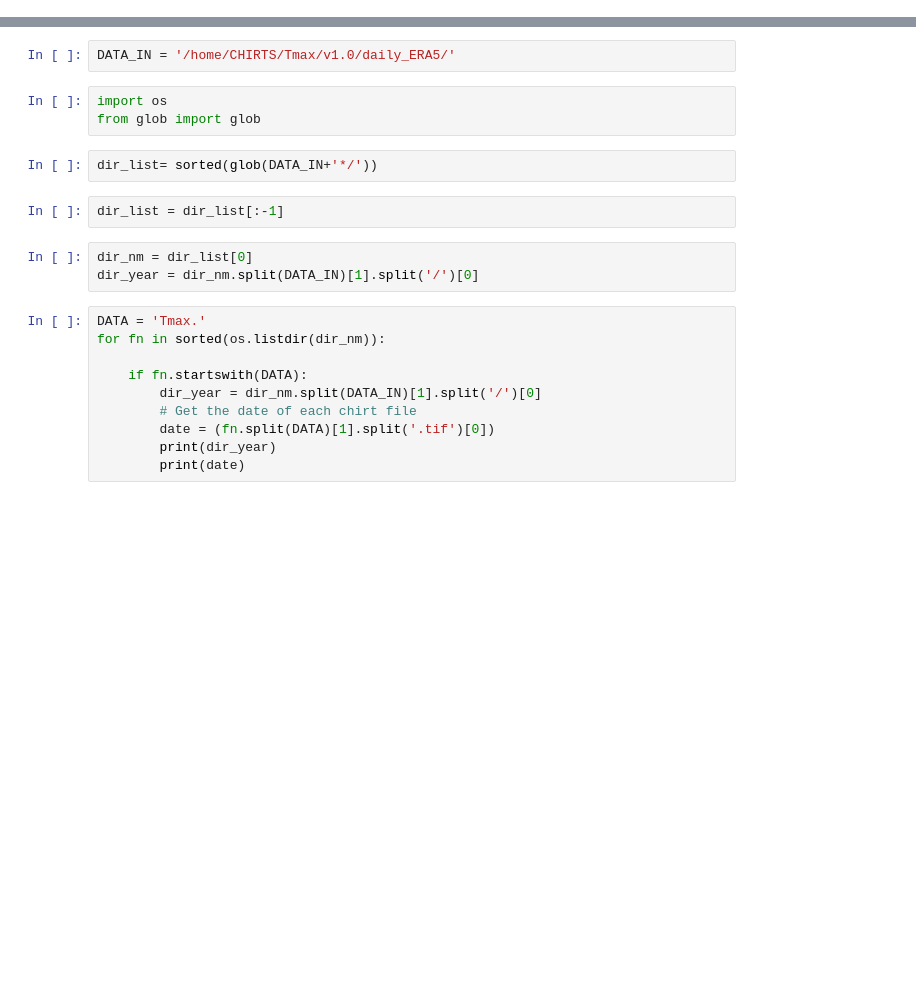
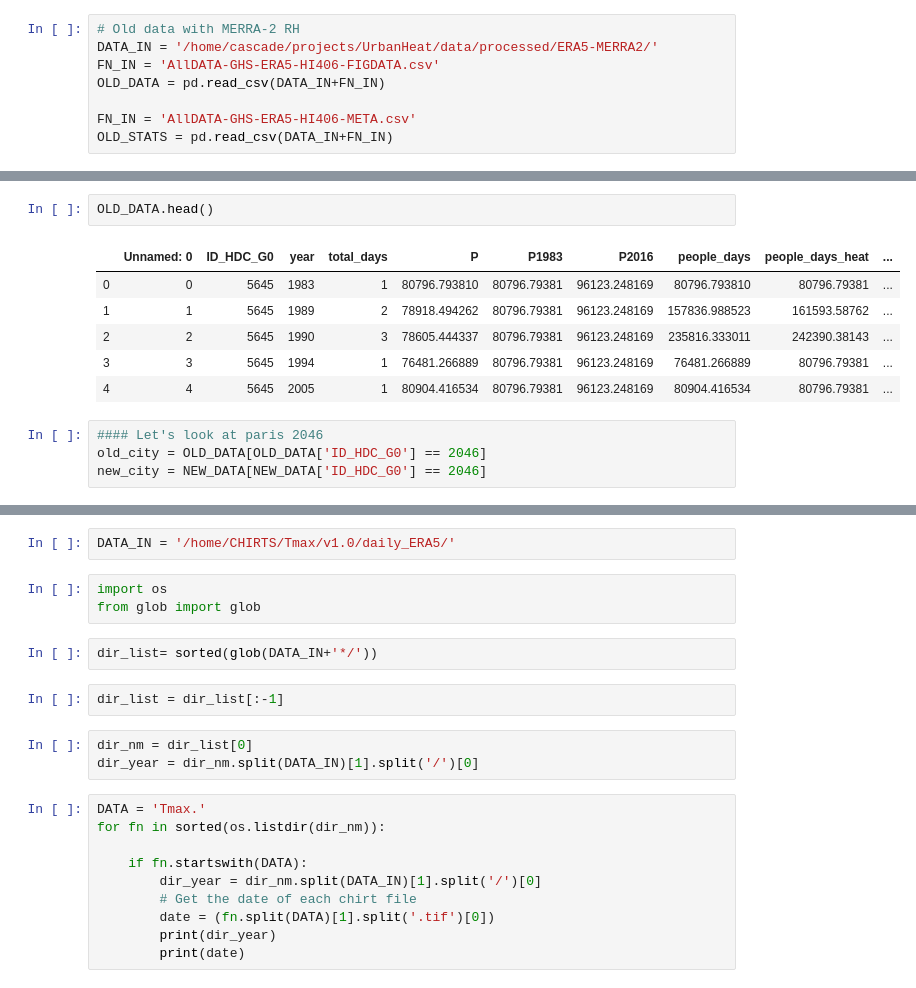
Before and after one commit to ecohydro/GlobalUrbanHeat, a Jupyter notebook: Notebooks/Cascade_Scratch/cpt_ERA5_playspace.ipynb, the cells around one changed output, grey strips where cells are left out. Saved outputs shown, nothing was run; the diff lists cells and outputs as text; blank space fills up the shorter version.

```diff
--- a/Notebooks/Cascade_Scratch/cpt_ERA5_playspace.ipynb
+++ b/Notebooks/Cascade_Scratch/cpt_ERA5_playspace.ipynb
@@ -0,0 +83,8 @@
+# %%
+# Old data with MERRA-2 RH
+DATA_IN = '/home/cascade/projects/UrbanHeat/data/processed/ERA5-MERRA2/'
+FN_IN = 'AllDATA-GHS-ERA5-HI406-FIGDATA.csv'
+OLD_DATA = pd.read_csv(DATA_IN+FN_IN)
+
+FN_IN = 'AllDATA-GHS-ERA5-HI406-META.csv'
+OLD_STATS = pd.read_csv(DATA_IN+FN_IN)
@@ -0,0 +100,13 @@
+# %%
+OLD_DATA.head()
+# %% [output]
+|  | Unnamed: 0 | ID_HDC_G0 | year | total_days | P | P1983 | P2016 | people_days | people_days_heat | ... |
+| 0 | 0 | 5645 | 1983 | 1 | 80796.793810 | 80796.79381 | 96123.248169 | 80796.793810 | 80796.79381 | ... |
+| 1 | 1 | 5645 | 1989 | 2 | 78918.494262 | 80796.79381 | 96123.248169 | 157836.988523 | 161593.58762 | ... |
+| 2 | 2 | 5645 | 1990 | 3 | 78605.444337 | 80796.79381 | 96123.248169 | 235816.333011 | 242390.38143 | ... |
+| 3 | 3 | 5645 | 1994 | 1 | 76481.266889 | 80796.79381 | 96123.248169 | 76481.266889 | 80796.79381 | ... |
+| 4 | 4 | 5645 | 2005 | 1 | 80904.416534 | 80796.79381 | 96123.248169 | 80904.416534 | 80796.79381 | ... |
+# %%
+#### Let's look at paris 2046
+old_city = OLD_DATA[OLD_DATA['ID_HDC_G0'] == 2046]
+new_city = NEW_DATA[NEW_DATA['ID_HDC_G0'] == 2046]
```
Also changed, not shown: parts of 30 cells of this notebook, 8 other files.
